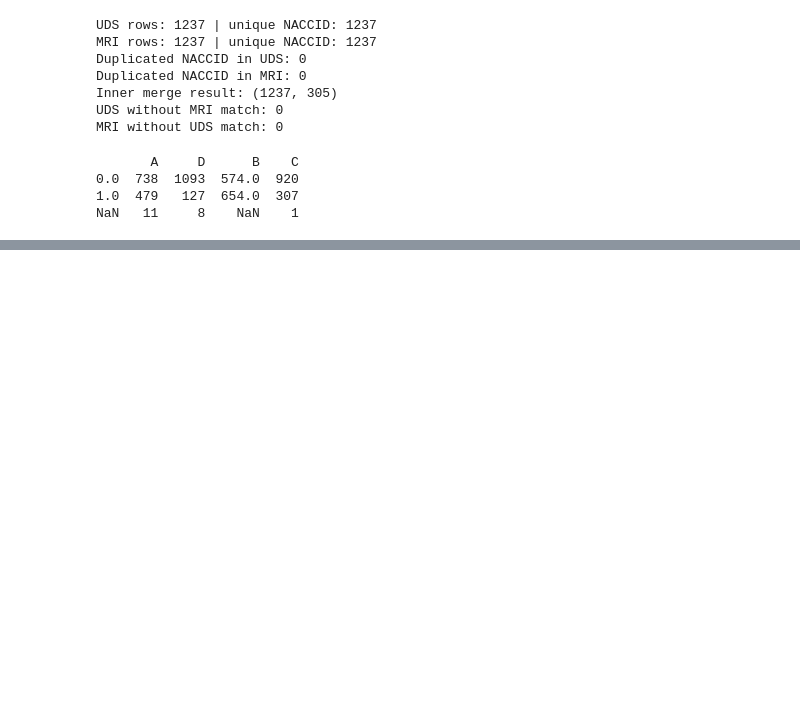
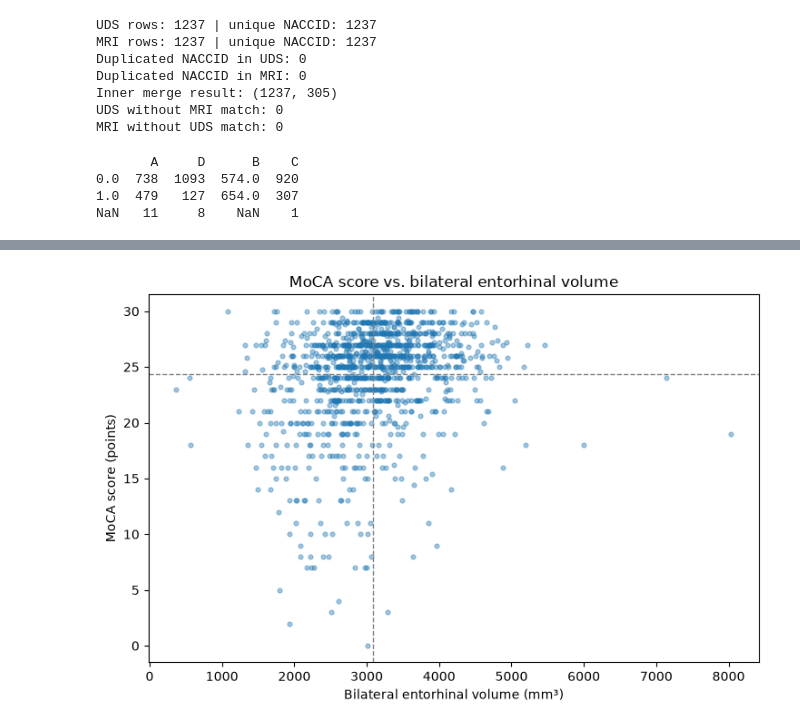
Before and after one commit to dorsamd/Amar, a Jupyter notebook: audit.ipynb, the cells around one changed output, grey strips where cells are left out. Cells and saved outputs as stored; diff of their text form; code cells hidden in the pictures; blank space fills up the shorter version.

```diff
--- a/audit.ipynb
+++ b/audit.ipynb
@@ -455,0 +473,11 @@ NaN   11     8    NaN    1
+# %%
+n, counts, joint = joint_table(d, 'A', 'B')
+print("valid n =", n)
+
+display(add_margins(counts))           # frequencies with totals
+display(add_margins(joint).round(4))   # joint and marginal probabilities
+
+p_A  = joint.loc[1.0].sum()    # P(A)        = sum of row A=1
+p_B  = joint[1.0].sum()        # P(B)        = sum of column B=1
+p_AB = joint.loc[1.0, 1.0]     # P(A and B)
+print(f"P(A)={p_A:.4f}  P(B)={p_B:.4f}  P(A and B)={p_AB:.4f}")
@@ -455,0 +1020,20 @@ NaN   11     8    NaN    1
+# %%
+s = d[['MOCATOTS', 'BILAT_ENTORHINAL']].dropna()
+x = s['BILAT_ENTORHINAL']; y = s['MOCATOTS']
+print("n =", len(s))
+
+cov_matrix = s.cov()                     # sample covariance (divides by n-1)
+display(cov_matrix.round(2))
+cov_xy = cov_matrix.loc['MOCATOTS', 'BILAT_ENTORHINAL']
+print("Cov(MoCA, entorhinal) =", round(cov_xy, 2), "points*mm^3")
+
+# Quadrants around the means: why the covariance is positive
+cx, cy = x - x.mean(), y - y.mean()
+quad = pd.Series({
+    'both above mean': int(((cx > 0) & (cy > 0)).sum()),
+    'both below mean': int(((cx < 0) & (cy < 0)).sum()),
+    'volume above, MoCA below': int(((cx > 0) & (cy < 0)).sum()),
+    'volume below, MoCA above': int(((cx < 0) & (cy > 0)).sum()),
+})
+display(quad)
+print("concordant share:", round((quad.iloc[0] + quad.iloc[1]) / quad.sum(), 3))
@@ -455,0 +1052,13 @@ NaN   11     8    NaN    1
+# %%
+fig, ax = plt.subplots(figsize=(7.5, 5))
+ax.scatter(x, y, s=12, alpha=0.4)
+ax.axvline(x.mean(), color='gray', ls='--', lw=1)
+ax.axhline(y.mean(), color='gray', ls='--', lw=1)
+ax.set_xlabel('Bilateral entorhinal volume (mm³)')
+ax.set_ylabel('MoCA score (points)')
+ax.set_title('MoCA score vs. bilateral entorhinal volume')
+plt.tight_layout()
+plt.savefig('figures/phase2_scatter_moca_entorhinal.png', dpi=200)
+plt.show()
+# %% [output]
+[figure, added]
```
Also changed, not shown: parts of 34 cells of this notebook, 21 other files.
